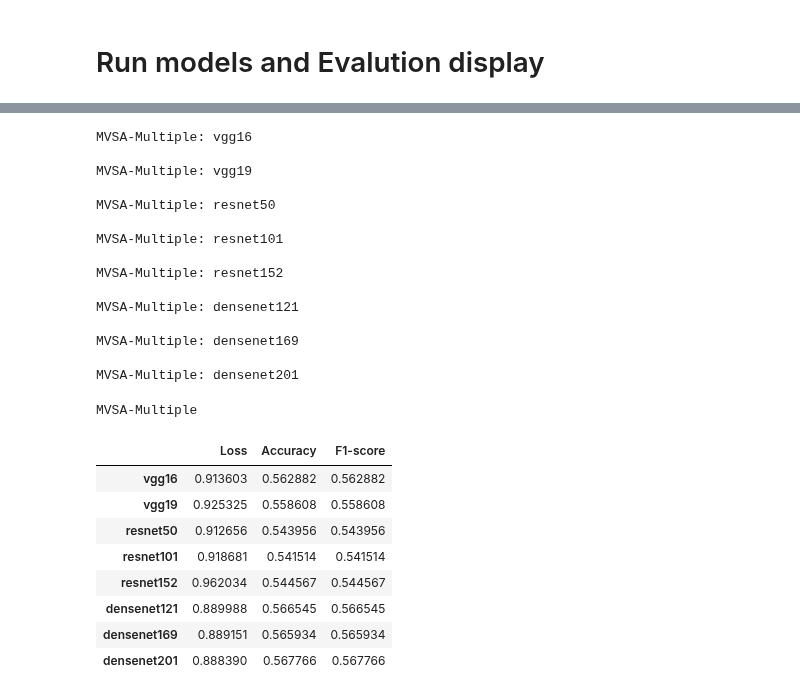
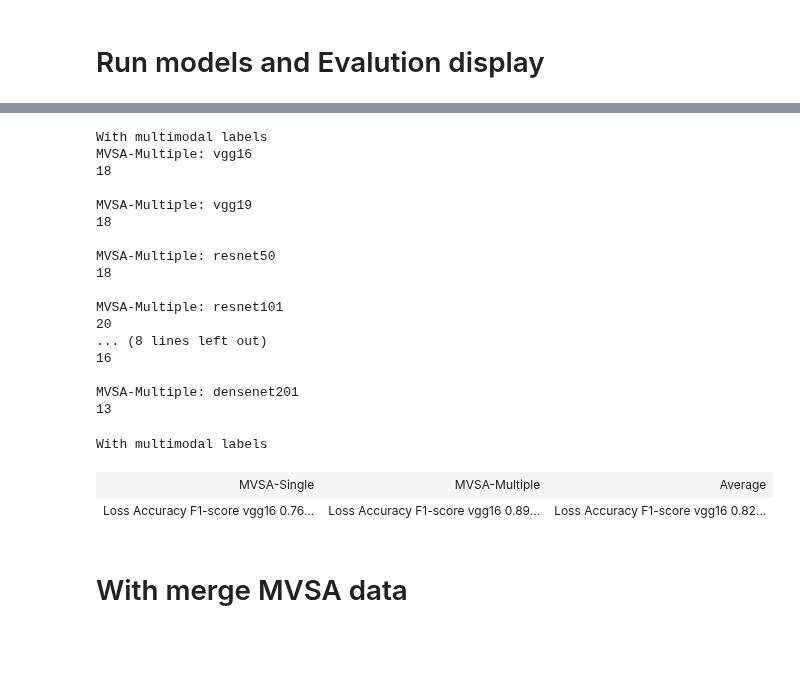
Before and after one commit to nhmt120/multimodal-sentiment-analysis, a Jupyter notebook: mvsa-image-models.ipynb, the cells around one changed output, grey strips where cells are left out. Cells and saved outputs as stored; diff of their text form; code cells hidden in the pictures; blank space fills up the shorter version.

```diff
--- a/mvsa-image-models.ipynb
+++ b/mvsa-image-models.ipynb
@@ -168 +168,7 @@ def run_and_evaluate(name, X, y, verbose=0):
     return history, evaluate_model(model, X_test, y_test, checkpoint=name, verbose=verbose)
+# %%
+def style_dataframe(dataframe):
+    return dataframe.style.highlight_max(subset=['Accuracy', 'F1-score'], props='color:lightgreen', axis=0)\
+                          .highlight_min(subset=['Accuracy', 'F1-score'], props='color:tomato', axis=0)\
+                          .highlight_min(subset=['Loss'], props='color:lightgreen', axis=0)\
+                          .highlight_max(subset=['Loss'], props='color:tomato', axis=0)
@@ -264,0 +346,14 @@ MVSA-Single
+# %%
+print('With multimodal labels')
+
+# run model with all features data of MVSA-Single
+mvsa_single_hitories2 = []
+mvsa_single_score2 = []
+for i in range(len(pretrained_names)):
+    print('MVSA-Single:', pretrained_names[i])
+    history, scores = run_and_evaluate('single-' + pretrained_names[i], mvsa_single_features[i], mvsa_single_multimodal_labels, verbose=0)
+    mvsa_single_hitories2.append(history)
+    mvsa_single_score2.append(scores)
+    print()
+
+df_single_scores2 = pd.DataFrame(mvsa_single_score2, columns=['Loss', 'Accuracy', 'F1-score'], index=pretrained_names)
@@ -265,41 +378,44 @@ MVSA-Single
 # %%
+print('With multimodal labels')
 # run model with all features data of MVSA-Multiple
-mvsa_multiple_hitories = []
-mvsa_multiple_score = []
+mvsa_multiple_hitories2 = []
+mvsa_multiple_score2 = []
 for i in range(len(pretrained_names)):
     print('MVSA-Multiple:', pretrained_names[i])
-    history, scores = run_and_evaluate('multiple-' + pretrained_names[i], mvsa_multiple_features[i], mvsa_multiple_image_labels, verbose=0)
-    mvsa_multiple_hitories.append(history)
-    mvsa_multiple_score.append(scores)
+    history, scores = run_and_evaluate('multiple-' + pretrained_names[i], mvsa_multiple_features[i], mvsa_multiple_multimodal_labels, verbose=0)
+    mvsa_multiple_hitories2.append(history)
+    mvsa_multiple_score2.append(scores)
     print()
+
+df_multiple_scores2 = pd.DataFrame(mvsa_multiple_score2, columns=['Loss', 'Accuracy', 'F1-score'], index=pretrained_names)
 # %% [output]
+With multimodal labels
 MVSA-Multiple: vgg16
+18
 
 MVSA-Multiple: vgg19
+18
 
 MVSA-Multiple: resnet50
+18
 
 MVSA-Multiple: resnet101
-
-MVSA-Multiple: resnet152
-
-MVSA-Multiple: densenet121
-
-MVSA-Multiple: densenet169
+20
+... (8 lines left out)
+16
 
 MVSA-Multiple: densenet201
+13
 # %%
-print('MVSA-Multiple')
-df_multiple_scores = pd.DataFrame(mvsa_multiple_score, columns=['Loss', 'Accuracy', 'F1-score'], index=pretrained_names)
-df_multiple_scores.style.highlight_max(props='color:orange', axis = 0)
+mvsa_average_scores2 = np.mean([mvsa_single_score2, mvsa_multiple_score2], axis=0)
+df_average_scores2 = pd.DataFrame(mvsa_average_scores2, columns=['Loss', 'Accuracy', 'F1-score'], index=pretrained_names)
-# %% [output]
-MVSA-Multiple
-|  | Loss | Accuracy | F1-score |
-| vgg16 | 0.913603 | 0.562882 | 0.562882 |
-| vgg19 | 0.925325 | 0.558608 | 0.558608 |
-| resnet50 | 0.912656 | 0.543956 | 0.543956 |
-| resnet101 | 0.918681 | 0.541514 | 0.541514 |
-| resnet152 | 0.962034 | 0.544567 | 0.544567 |
-| densenet121 | 0.889988 | 0.566545 | 0.566545 |
-| densenet169 | 0.889151 | 0.565934 | 0.565934 |
-| densenet201 | 0.888390 | 0.567766 | 0.567766 |
+# %%
+print('With multimodal labels\n')
+display_dataframes((style_dataframe(df_single_scores2), style_dataframe(df_multiple_scores2), style_dataframe(df_average_scores2)),
+                   names=['MVSA-Single', 'MVSA-Multiple', 'Average'])
+# %% [output]
+With multimodal labels
+| MVSA-Single | MVSA-Multiple | Average |
+| Loss Accuracy F1-score vgg16 0.76... | Loss Accuracy F1-score vgg16 0.89... | Loss Accuracy F1-score vgg16 0.82... |
+# %% [markdown]
+# With merge MVSA data
```
Also changed, not shown: parts of 14 cells of this notebook.
